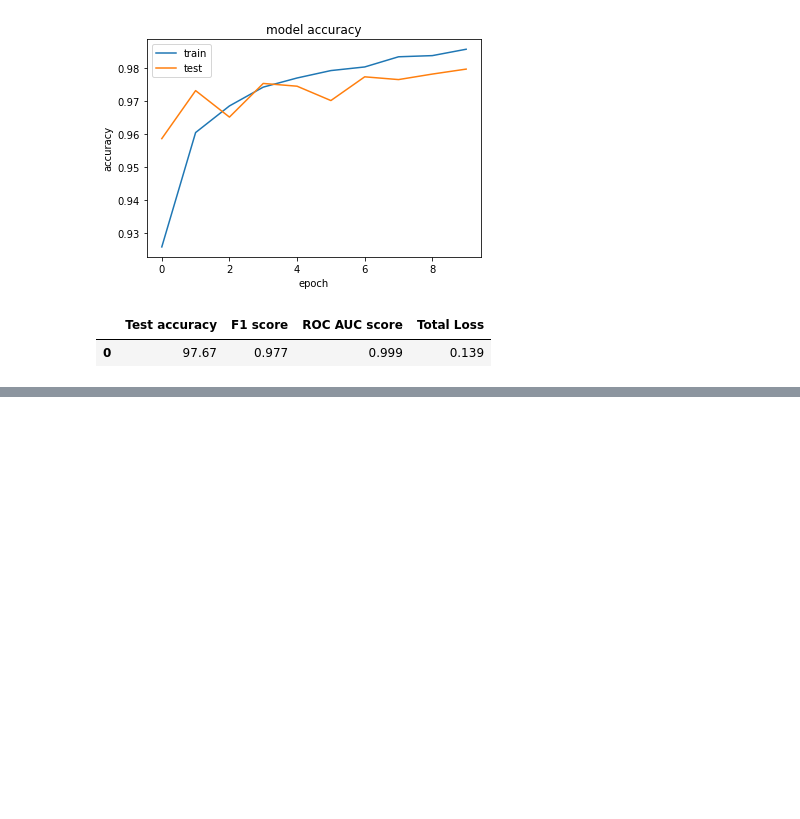
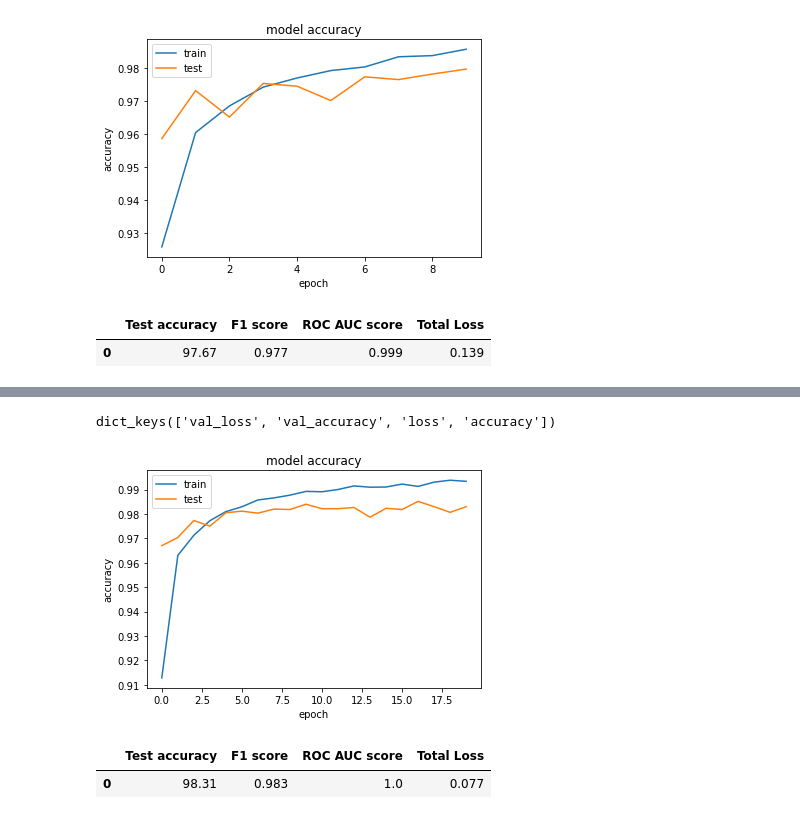
Before and after one commit to thealchemist1307/DL-Assignment, a Jupyter notebook: Untitled1.ipynb, the cells around one changed output, grey strips where cells are left out. Saved outputs shown, nothing was run; the diff lists cells and outputs as text; code cells hidden in the pictures; blank space fills up the shorter version.

```diff
--- a/Untitled1.ipynb
+++ b/Untitled1.ipynb
@@ -1751,0 +1781,14 @@ display(stats)
+# %%
+
+#reshape data from 3-D to 2-D array
+X_train = X_train.values.reshape(60000, 784)
+X_test = X_test.values.reshape(10000, 784)
+#feature scaling
+from sklearn.preprocessing import MinMaxScaler
+minmax = MinMaxScaler()
+#fit and transform training dataset
+X_train = minmax.fit_transform(X_train)
+#transform testing dataset
+X_test = minmax.transform(X_test)
+print('Number of unique classes: ', len(np.unique(y_train)))
+print('Classes: ', np.unique(y_train))
@@ -1751,0 +1809,12 @@ display(stats)
+# %%
+model = Sequential()
+#add 1st hidden layer
+model.add(Dense(input_dim = X_train.shape[1], units = 256, kernel_initializer='uniform', activation='relu'))
+model.add(Dropout(0.2))
+#add output layer
+model.add(Dense(input_dim = X_train.shape[1], units = 128, kernel_initializer='uniform', activation='relu'))
+model.add(Dense(units = 10, kernel_initializer='uniform', activation='softmax'))
+#compile the neural network
+model.compile(optimizer='adam', loss='sparse_categorical_crossentropy', metrics=['accuracy'])
+#model summary
+model.summary()
@@ -1751,0 +1838,3 @@ display(stats)
+# %%
+#fit training dataset into the model
+model_fit = model.fit(X_train, y_train,validation_split = 0.1,epochs=20, verbose=1)
@@ -1751,0 +1859,28 @@ display(stats)
+# %%
+print(model_fit.history.keys())
+plt.plot(model_fit.history['accuracy'])
+plt.plot(model_fit.history['val_accuracy'])
+plt.title('model accuracy')
+plt.ylabel('accuracy')
+plt.xlabel('epoch')
+plt.legend(['train', 'test'], loc='upper left')
+plt.show()
+# %% [output]
+dict_keys(['val_loss', 'val_accuracy', 'loss', 'accuracy'])
+[figure, added]
+# %%
+#evaluate the model for testing dataset
+test_loss = model.evaluate(X_test, y_test, verbose=0)
+#calculate evaluation parameters
+f1 = f1_score(y_test, model.predict_classes(X_test), average='micro')
+roc = roc_auc_score(y_test, model.predict_proba(X_test), multi_class='ovo')
+#create evaluation dataframe
+stats = pd.DataFrame({'Test accuracy' :  round(test_loss[1]*100,3),
+                      'F1 score'      : round(f1,3),
+                      'ROC AUC score' : round(roc,3),
+                      'Total Loss'    : round(test_loss[0],3)}, index=[0])
+#print evaluation dataframe
+display(stats)
+# %% [output]
+|  | Test accuracy | F1 score | ROC AUC score | Total Loss |
+| 0 | 98.31 | 0.983 | 1.0 | 0.077 |
```
Also changed, not shown: parts of 7 cells of this notebook.
